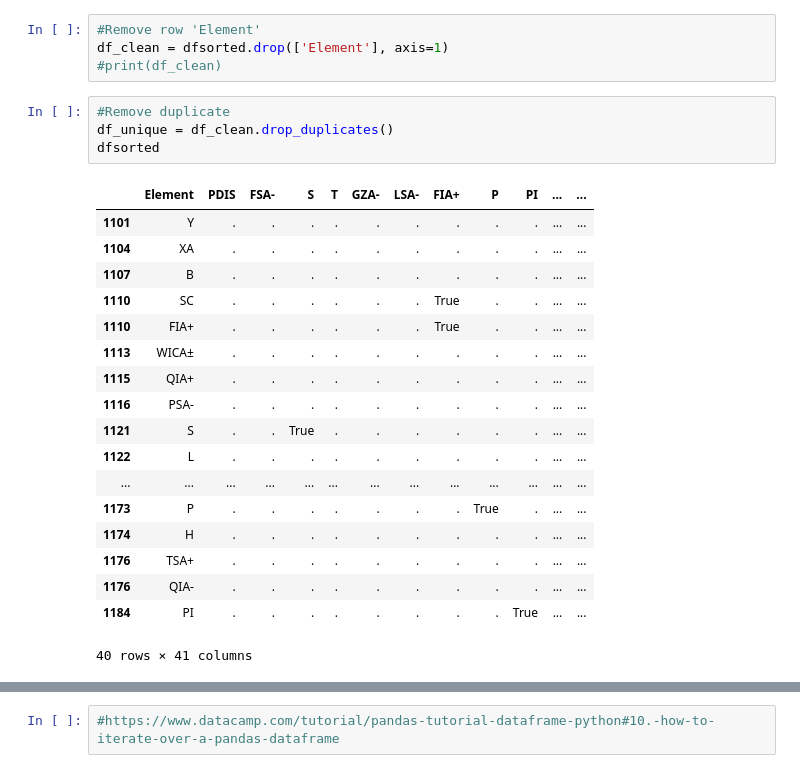
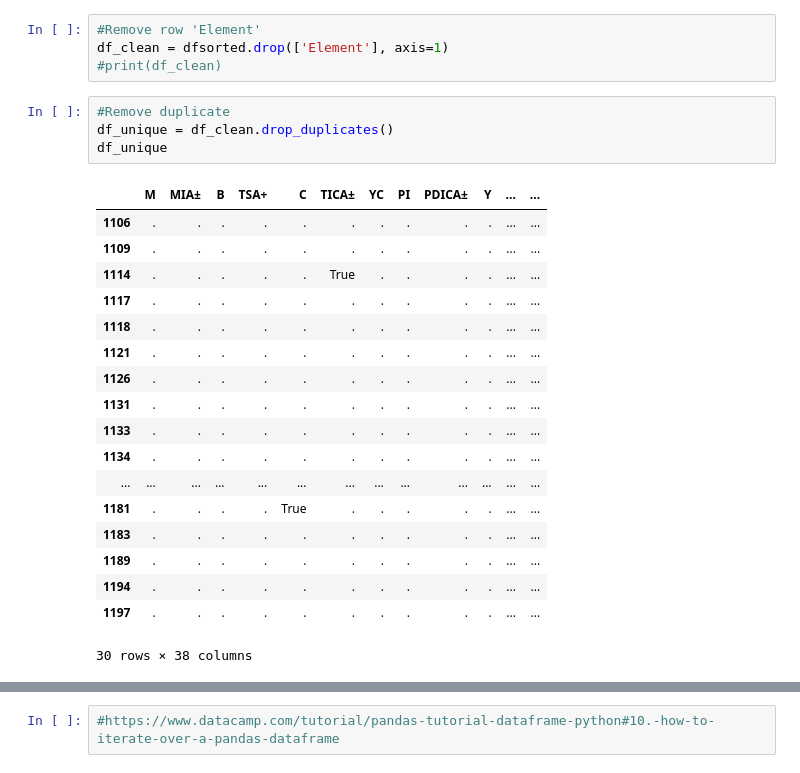
Before and after one commit to emartinskan/epic, a Jupyter notebook: epicinjupyter.ipynb, the cells around one changed output, grey strips where cells are left out. Drawn from its saved outputs; the diff is of its cells as text.

```diff
--- a/epicinjupyter.ipynb
+++ b/epicinjupyter.ipynb
@@ -268,26 +287,26 @@ df_clean = dfsorted.drop(['Element'], axis=1)
 # %%
 #Remove duplicate
 df_unique = df_clean.drop_duplicates()
-dfsorted
+df_unique
 # %% [output]
-|  | Element | PDIS | FSA- | S | T | GZA- | LSA- | FIA+ | P | PI | ... | ... |
-| 1101 | Y | . | . | . | . | . | . | . | . | . | ... | ... |
-| 1104 | XA | . | . | . | . | . | . | . | . | . | ... | ... |
-| 1107 | B | . | . | . | . | . | . | . | . | . | ... | ... |
-| 1110 | SC | . | . | . | . | . | . | True | . | . | ... | ... |
-| 1110 | FIA+ | . | . | . | . | . | . | True | . | . | ... | ... |
-| 1113 | WICA± | . | . | . | . | . | . | . | . | . | ... | ... |
-| 1115 | QIA+ | . | . | . | . | . | . | . | . | . | ... | ... |
-| 1116 | PSA- | . | . | . | . | . | . | . | . | . | ... | ... |
-| 1121 | S | . | . | True | . | . | . | . | . | . | ... | ... |
-| 1122 | L | . | . | . | . | . | . | . | . | . | ... | ... |
+|  | M | MIA± | B | TSA+ | C | TICA± | YC | PI | PDICA± | Y | ... | ... |
+| 1106 | . | . | . | . | . | . | . | . | . | . | ... | ... |
+| 1109 | . | . | . | . | . | . | . | . | . | . | ... | ... |
+| 1114 | . | . | . | . | . | True | . | . | . | . | ... | ... |
+| 1117 | . | . | . | . | . | . | . | . | . | . | ... | ... |
+| 1118 | . | . | . | . | . | . | . | . | . | . | ... | ... |
+| 1121 | . | . | . | . | . | . | . | . | . | . | ... | ... |
+| 1126 | . | . | . | . | . | . | . | . | . | . | ... | ... |
+| 1131 | . | . | . | . | . | . | . | . | . | . | ... | ... |
+| 1133 | . | . | . | . | . | . | . | . | . | . | ... | ... |
+| 1134 | . | . | . | . | . | . | . | . | . | . | ... | ... |
 | ... | ... | ... | ... | ... | ... | ... | ... | ... | ... | ... | ... | ... |
-| 1173 | P | . | . | . | . | . | . | . | True | . | ... | ... |
-| 1174 | H | . | . | . | . | . | . | . | . | . | ... | ... |
-| 1176 | TSA+ | . | . | . | . | . | . | . | . | . | ... | ... |
-| 1176 | QIA- | . | . | . | . | . | . | . | . | . | ... | ... |
-| 1184 | PI | . | . | . | . | . | . | . | . | True | ... | ... |
+| 1181 | . | . | . | . | True | . | . | . | . | . | ... | ... |
+| 1183 | . | . | . | . | . | . | . | . | . | . | ... | ... |
+| 1189 | . | . | . | . | . | . | . | . | . | . | ... | ... |
+| 1194 | . | . | . | . | . | . | . | . | . | . | ... | ... |
+| 1197 | . | . | . | . | . | . | . | . | . | . | ... | ... |
-40 rows × 41 columns
+30 rows × 38 columns
 # %%
 print(df_unique.to_string())
 # %% [output]
```
Also changed, not shown: parts of 14 cells of this notebook, 1 other file.
